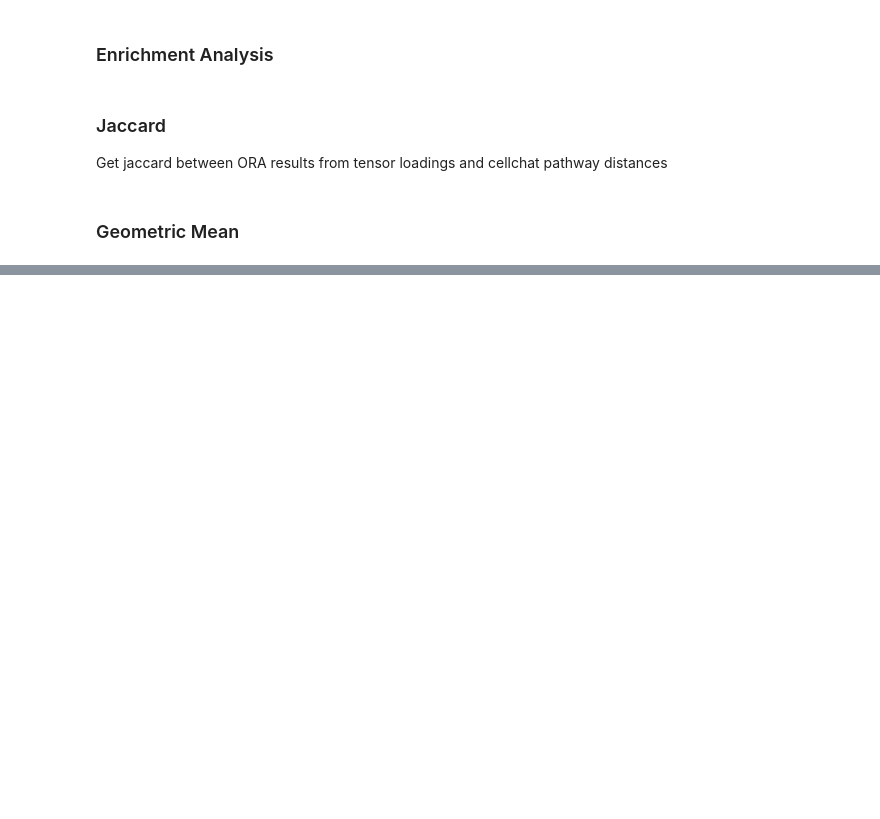
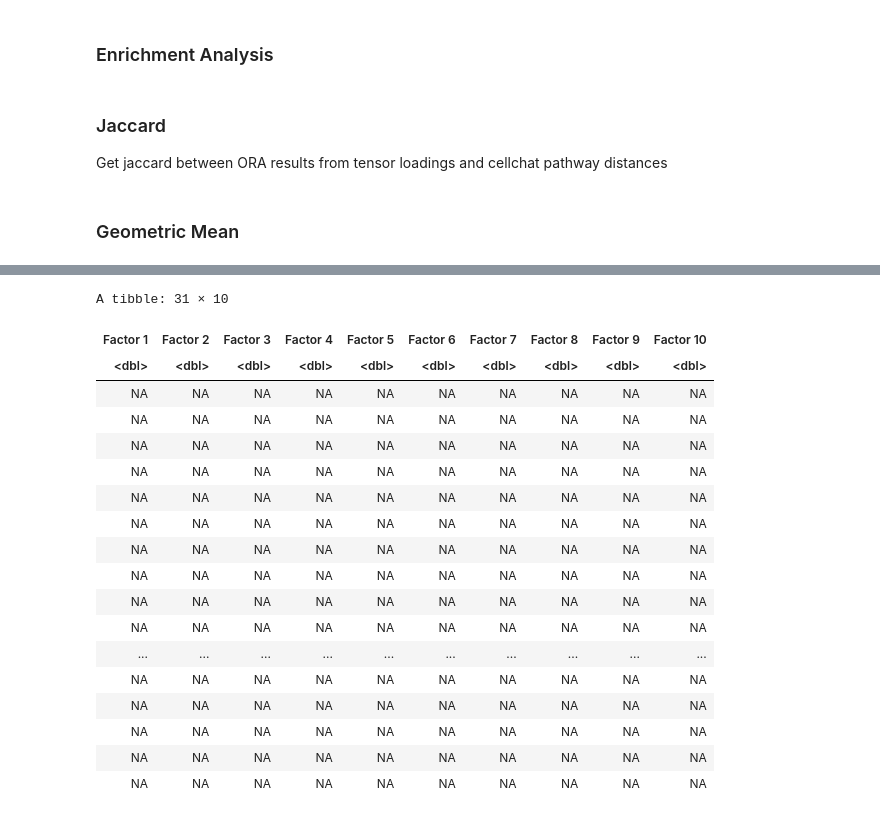
Before and after one commit to hmbaghdassarian/c2c_sim, a Jupyter notebook: cellchat_for_tensor/cellchat_context.ipynb, the cells around one changed output, grey strips where cells are left out. Cells and saved outputs as stored; diff of their text form; code cells hidden in the pictures; blank space fills up the shorter version.

Commit message:
cellchat analyses

```diff
--- a/cellchat_for_tensor/cellchat_context.ipynb
+++ b/cellchat_for_tensor/cellchat_context.ipynb
@@ -476,0 +487,10 @@ paste0(output_results_path, 'ora_cellchat.csv'))){
+# %%
+loadings<-readxl::read_xlsx(paste0(input_data_path, 'COVID-19-Loadings.xlsx'), sheet = 2)
+rnames<-loadings[[colnames(loadings)[[1]]]]
+loadings<-loadings[,2:dim(loadings)[2]]
+rownames(loadings)<-rnames
+
+cellchat.res<-readRDS(paste0(output_results_path, 'cellchat_context_results_bycontext.rds'))
+pd<-cellchat.res$pathway_distance
+# %%
+n<-'M_S'
@@ -476,0 +569,22 @@ paste0(output_results_path, 'ora_cellchat.csv'))){
+# %%
+loadings[rownames(pd[[n]]),]
+# %% [output]
+A tibble: 31 × 10
+| Factor 1 | Factor 2 | Factor 3 | Factor 4 | Factor 5 | Factor 6 | Factor 7 | Factor 8 | Factor 9 | Factor 10 |
+| <dbl> | <dbl> | <dbl> | <dbl> | <dbl> | <dbl> | <dbl> | <dbl> | <dbl> | <dbl> |
+| NA | NA | NA | NA | NA | NA | NA | NA | NA | NA |
+| NA | NA | NA | NA | NA | NA | NA | NA | NA | NA |
+| NA | NA | NA | NA | NA | NA | NA | NA | NA | NA |
+| NA | NA | NA | NA | NA | NA | NA | NA | NA | NA |
+| NA | NA | NA | NA | NA | NA | NA | NA | NA | NA |
+| NA | NA | NA | NA | NA | NA | NA | NA | NA | NA |
+| NA | NA | NA | NA | NA | NA | NA | NA | NA | NA |
+| NA | NA | NA | NA | NA | NA | NA | NA | NA | NA |
+| NA | NA | NA | NA | NA | NA | NA | NA | NA | NA |
+| NA | NA | NA | NA | NA | NA | NA | NA | NA | NA |
+| ... | ... | ... | ... | ... | ... | ... | ... | ... | ... |
+| NA | NA | NA | NA | NA | NA | NA | NA | NA | NA |
+| NA | NA | NA | NA | NA | NA | NA | NA | NA | NA |
+| NA | NA | NA | NA | NA | NA | NA | NA | NA | NA |
+| NA | NA | NA | NA | NA | NA | NA | NA | NA | NA |
+| NA | NA | NA | NA | NA | NA | NA | NA | NA | NA |
```
Also changed, not shown: parts of 8 cells of this notebook.
